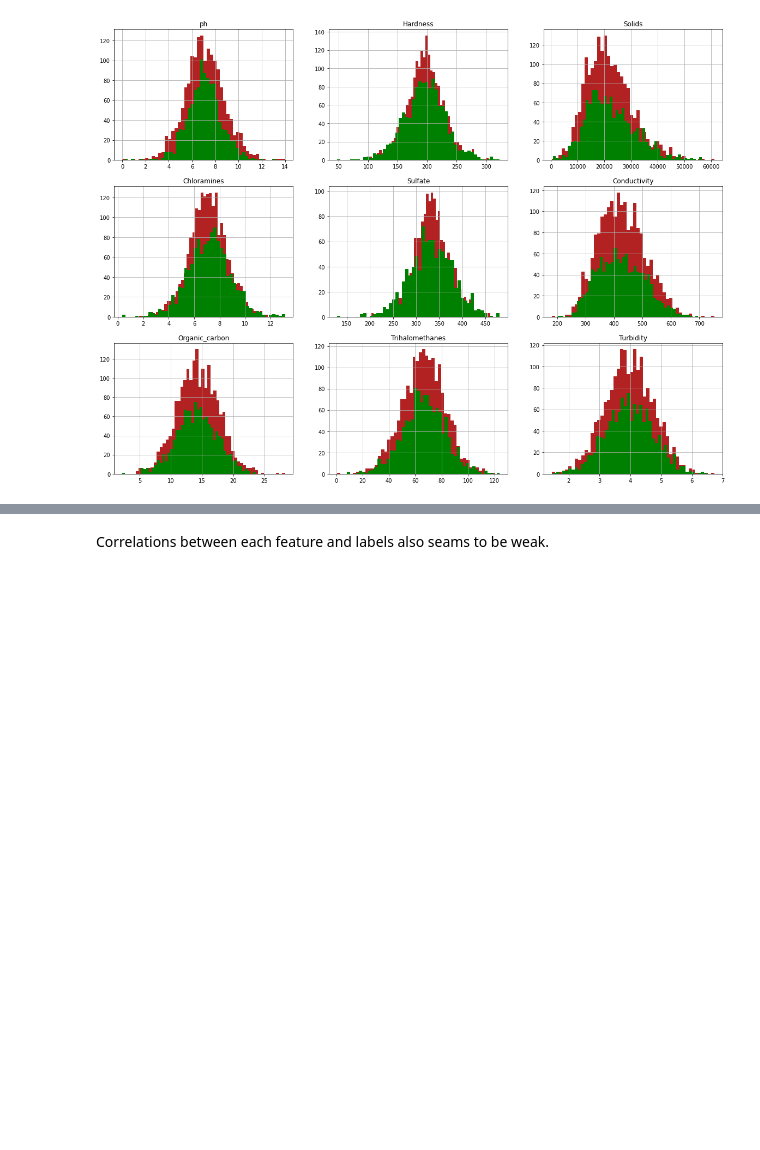
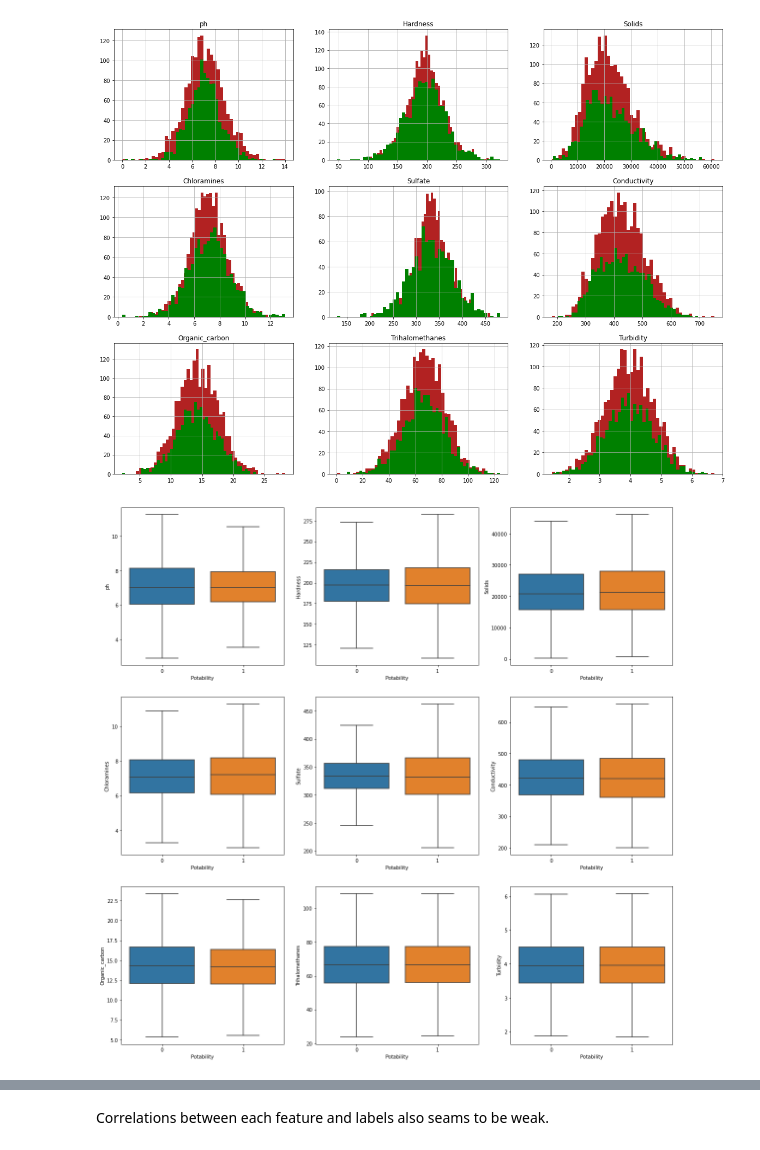
Before and after one commit to NouamaneTazi/ml_project_example, a Jupyter notebook: notebooks/Exploratory Data Analysis.ipynb, the cells around one changed output, grey strips where cells are left out. Cells and saved outputs as stored; diff of their text form; code cells hidden in the pictures; blank space fills up the shorter version.

```diff
--- a/notebooks/Exploratory Data Analysis.ipynb
+++ b/notebooks/Exploratory Data Analysis.ipynb
@@ -157,6 +290,14 @@ for i, name in enumerate(df_features.columns):
   axes[i//3][i%3].set_title(name)
 # %% [output]
 [figure]
+# %%
+columns = df_features.columns
+plt.figure(figsize=(20,20))
+for i in range(9):
+    plt.subplot(3,3,i+1)
+    sns.boxplot(data=df, x = 'Potability', y= columns[i], showfliers=False)
+# %% [output]
+[figure, added]
 # %%
 new_dfs = []
 for name in df_features.columns:
```
Also changed, not shown: parts of 63 cells of this notebook.
